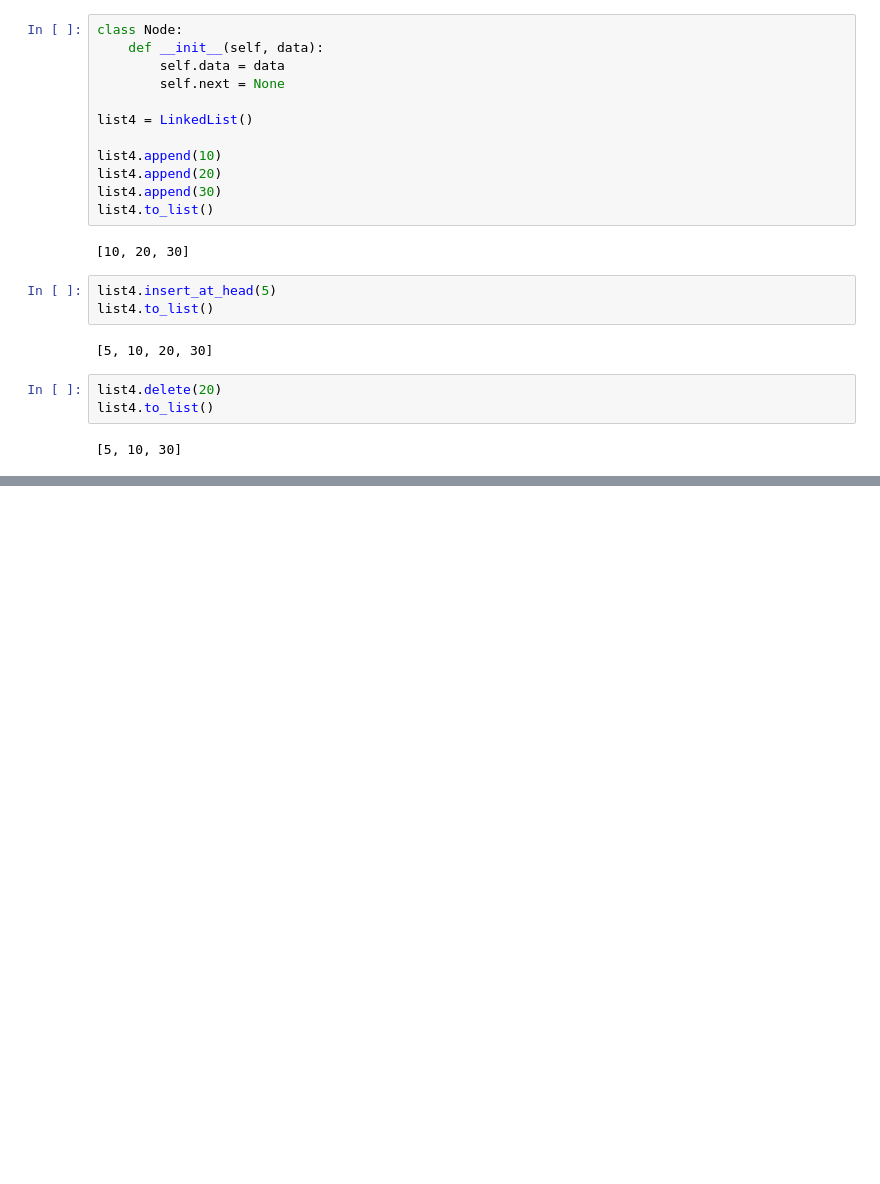
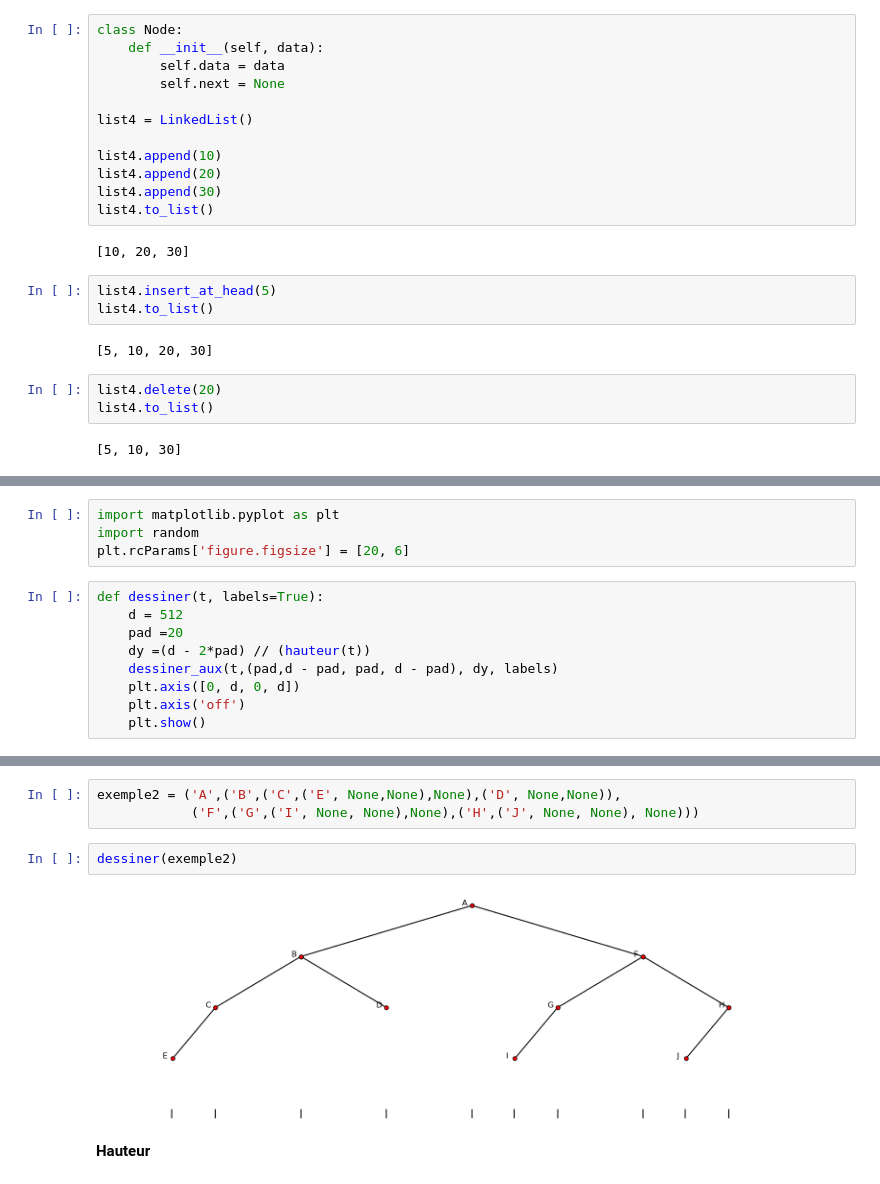
Before and after one commit to GDIATTA/Algo_dev_Data, a Jupyter notebook: Support1.ipynb, the cells around one changed output, grey strips where cells are left out. Drawn from its saved outputs; the diff is of its cells as text; blank space fills up the shorter version.

```diff
--- a/Support1.ipynb
+++ b/Support1.ipynb
@@ -228,0 +368,13 @@ list4.to_list()
+# %%
+import matplotlib.pyplot as plt
+import random
+plt.rcParams['figure.figsize'] = [20, 6]
+# %%
+def dessiner(t, labels=True):
+    d = 512
+    pad =20
+    dy =(d - 2*pad) // (hauteur(t))
+    dessiner_aux(t,(pad,d - pad, pad, d - pad), dy, labels)
+    plt.axis([0, d, 0, d])
+    plt.axis('off')
+    plt.show()
@@ -228,0 +416,9 @@ list4.to_list()
+# %%
+exemple2 = ('A',('B',('C',('E', None,None),None),('D', None,None)),
+            ('F',('G',('I', None, None),None),('H',('J', None, None), None)))
+# %%
+dessiner(exemple2)
+# %% [output]
+[figure, added]
+# %% [markdown]
+**Hauteur**
```
Also changed, not shown: parts of 20 cells of this notebook.
